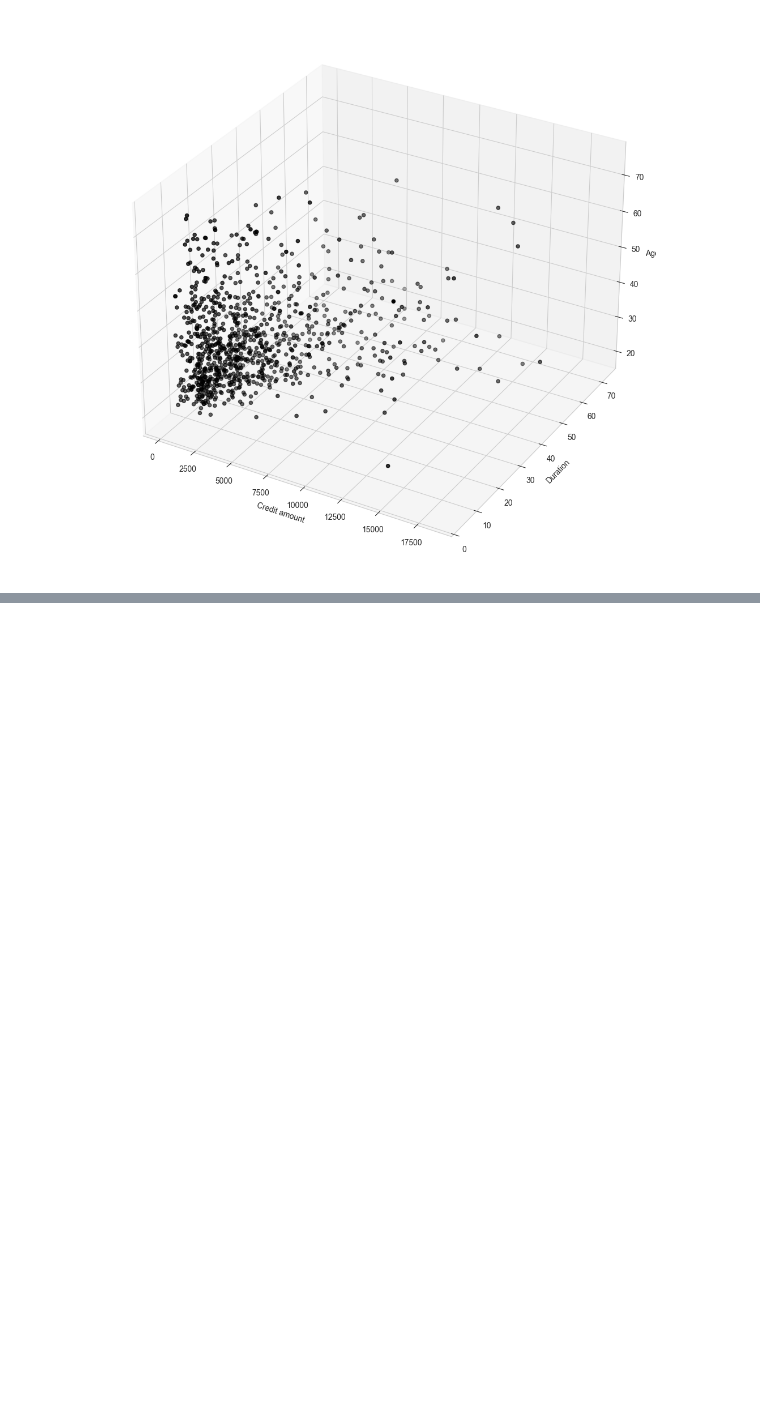
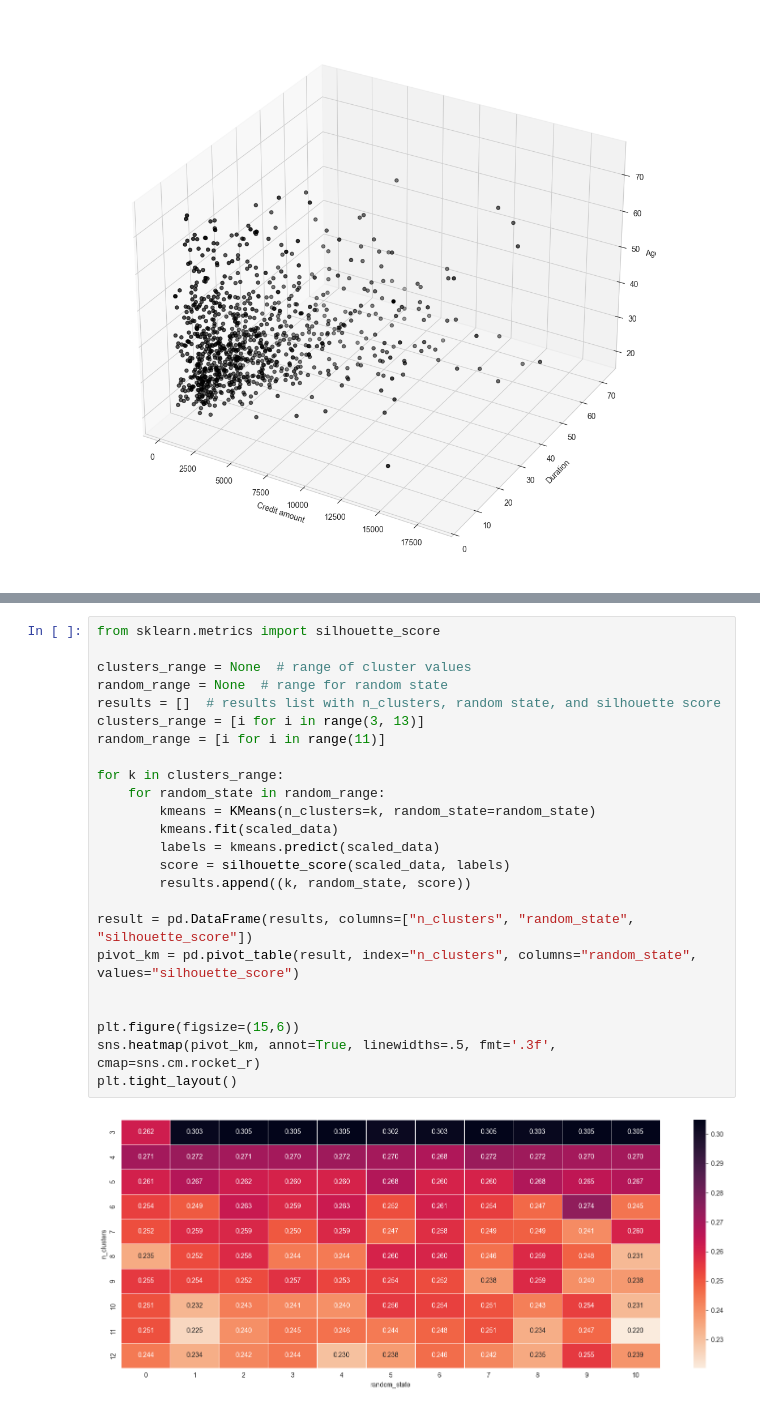
Before and after one commit to prasannaneupane/AI_Lab, a Jupyter notebook: clustering.ipynb, the cells around one changed output, grey strips where cells are left out. Cells and saved outputs as stored; diff of their text form; blank space fills up the shorter version.

```diff
--- a/clustering.ipynb
+++ b/clustering.ipynb
@@ -180,0 +217,26 @@ _3d_data_plot(cluster_data)
+# %%
+from sklearn.metrics import silhouette_score
+
+clusters_range = None  # range of cluster values
+random_range = None  # range for random state
+results = []  # results list with n_clusters, random state, and silhouette score
+clusters_range = [i for i in range(3, 13)]
+random_range = [i for i in range(11)]
+
+for k in clusters_range:
+    for random_state in random_range:
+        kmeans = KMeans(n_clusters=k, random_state=random_state)
+        kmeans.fit(scaled_data)
+        labels = kmeans.predict(scaled_data)
+        score = silhouette_score(scaled_data, labels)
+        results.append((k, random_state, score))
+
+result = pd.DataFrame(results, columns=["n_clusters", "random_state", "silhouette_score"])
+pivot_km = pd.pivot_table(result, index="n_clusters", columns="random_state", values="silhouette_score")
+
+
+plt.figure(figsize=(15,6))
+sns.heatmap(pivot_km, annot=True, linewidths=.5, fmt='.3f', cmap=sns.cm.rocket_r)
+plt.tight_layout()
+# %% [output]
+[figure, added]
```
Also changed, not shown: parts of 7 cells of this notebook.
